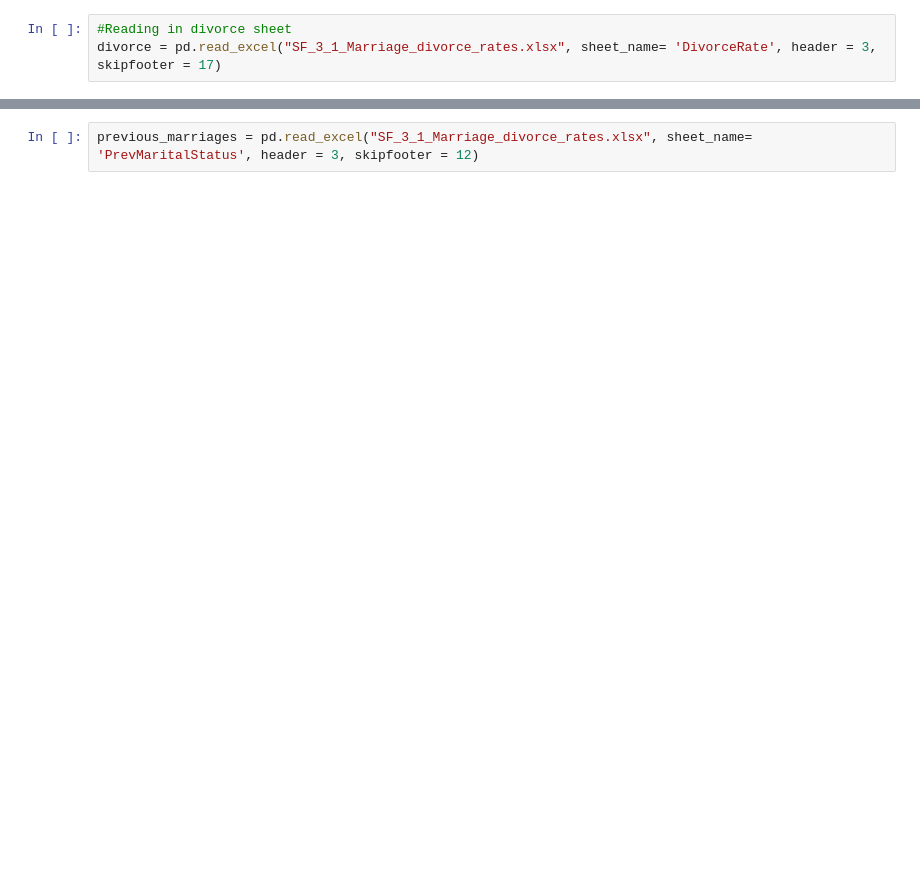
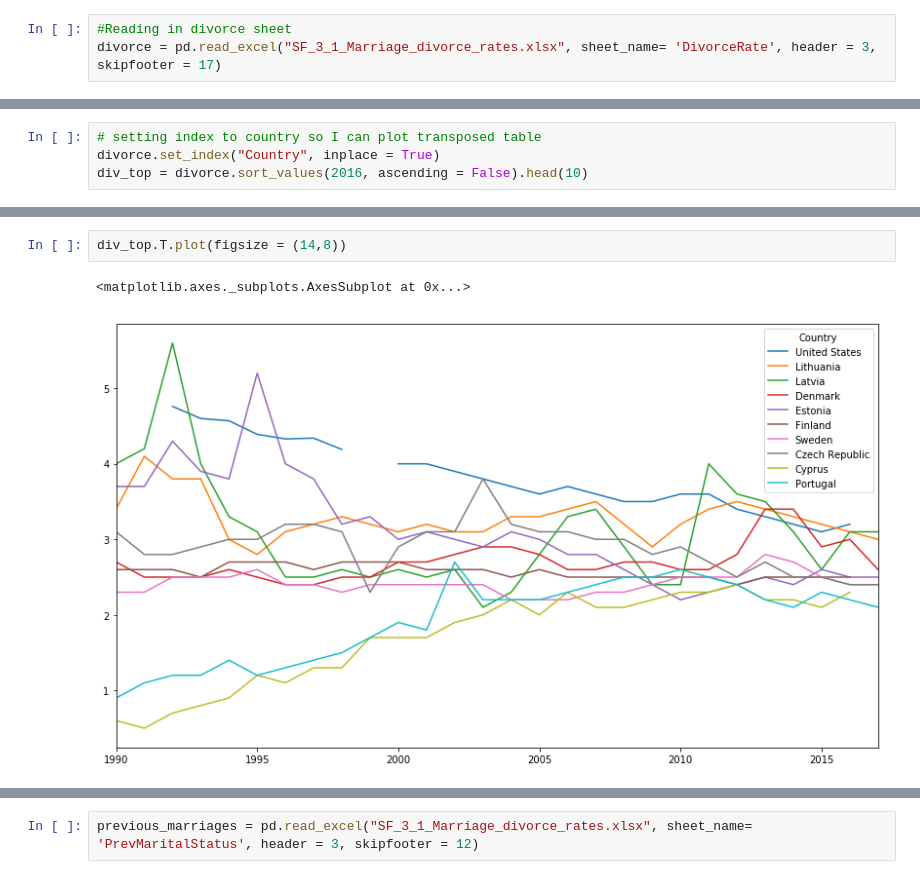
Before and after one commit to VilmaDaukantaite/your-own-project, a Jupyter notebook: data_cleaning_workbook.ipynb, the cells around one changed output, grey strips where cells are left out. Saved outputs shown, nothing was run; the diff lists cells and outputs as text; blank space fills up the shorter version.

```diff
--- a/data_cleaning_workbook.ipynb
+++ b/data_cleaning_workbook.ipynb
@@ -44,0 +72,4 @@ divorce.head()
+# %%
+# setting index to country so I can plot transposed table
+divorce.set_index("Country", inplace = True)
+div_top = divorce.sort_values(2016, ascending = False).head(10)
@@ -44,0 +92,5 @@ divorce.head()
+# %%
+div_top.T.plot(figsize = (14,8))
+# %% [output]
+<matplotlib.axes._subplots.AxesSubplot at 0x...>
+[figure, added]
```
Also changed, not shown: parts of 40 cells of this notebook.
